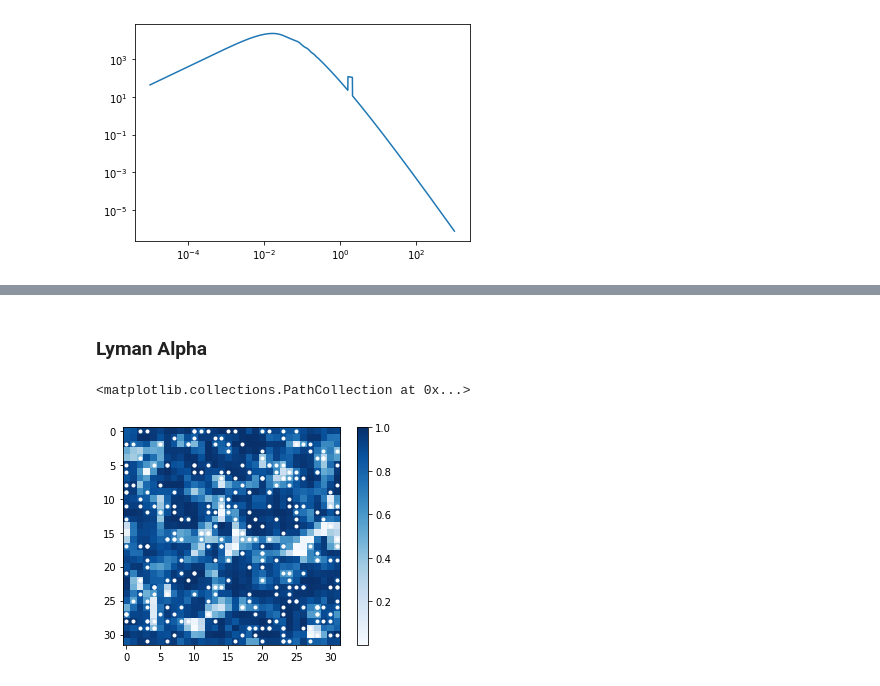
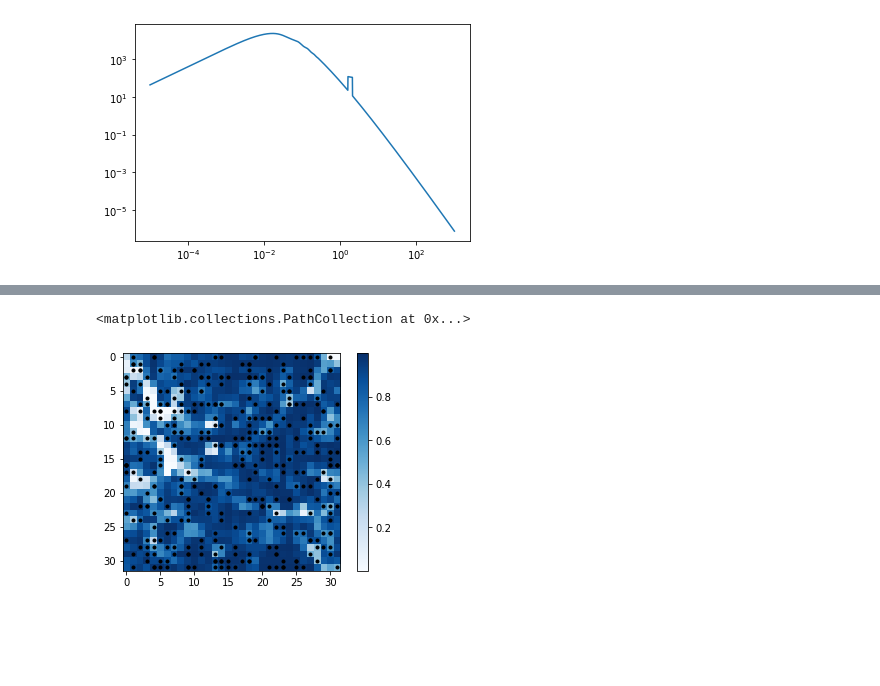
Before and after one commit to lizihao1008/Spectra, a Jupyter notebook: TARDIS.ipynb, the cells around one changed output, grey strips where cells are left out. Saved outputs shown, nothing was run; the diff lists cells and outputs as text; code cells hidden in the pictures; blank space fills up the shorter version.

```diff
--- a/TARDIS.ipynb
+++ b/TARDIS.ipynb
@@ -86,16 +36,13 @@ The lyman alpha survey randomly picks lines of sight which pass entirely through
-# %% [markdown]
-### Lyman Alpha
 # %%
-n_los = 300
-mock_lya = lya_survey(uni,2,10,sm=0.5,n_skewers=n_los)
+n_los = 400
+mock_lya = lya_survey(uni,10,10,sm=0.5,n_skewers=n_los)
 #powerlaw distribution of noise from snr_min = 2 to snr_max = 10
 mock_lya.select_skewers()
 #selecting LOS
-
 imshow(np.exp(-1*uni.final_tau_RSD[0,:,:,0]),cmap="Blues")
 colorbar()
-plt.scatter(mock_lya.skewers_fin[::n][:,0],mock_lya.skewers_fin[::n][:,1],color='white',marker='.')
+plt.scatter(mock_lya.skewers_fin[::n][:,0],mock_lya.skewers_fin[::n][:,1],color='k',marker='.')
 #plot showing positions of LOS
 # %% [output]
 <matplotlib.collections.PathCollection at 0x...>
-[figure, old version]
+[figure, new version]
```
Also changed, not shown: parts of 58 cells of this notebook.
